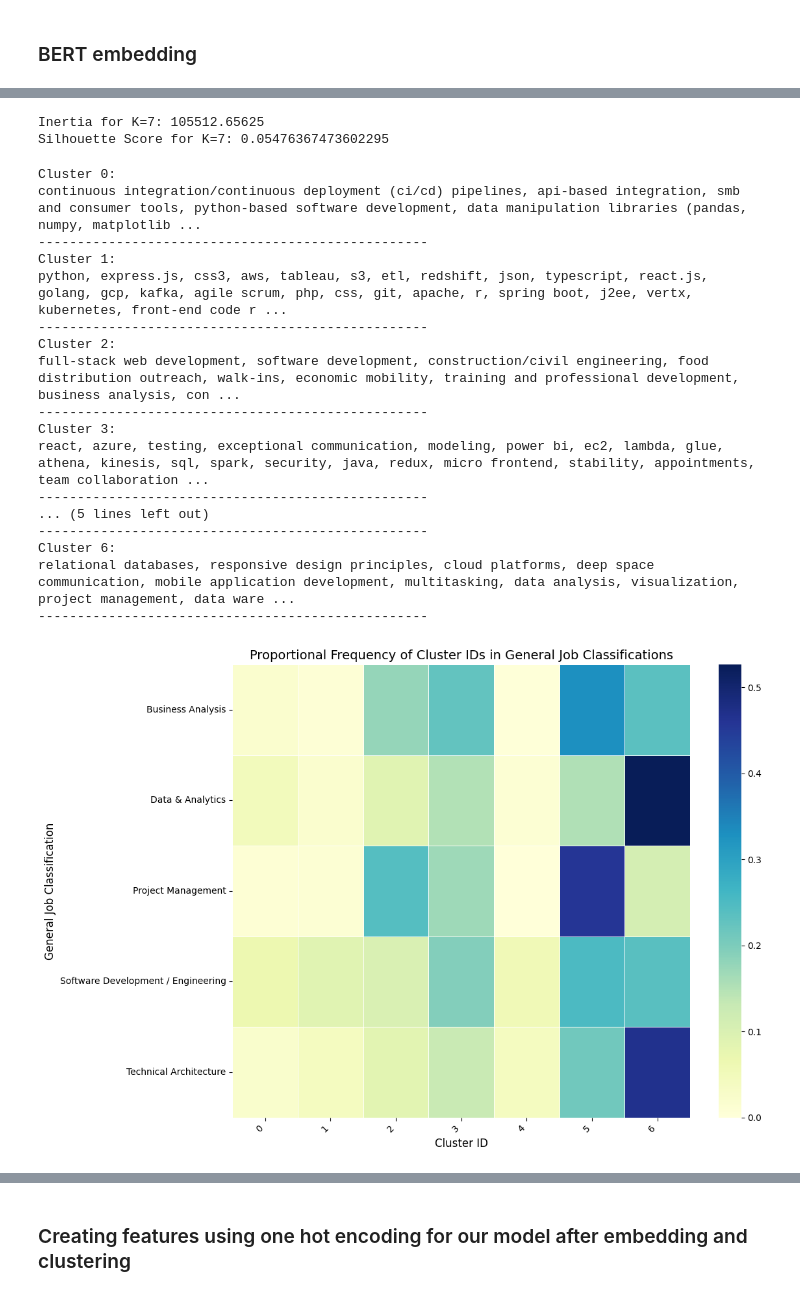
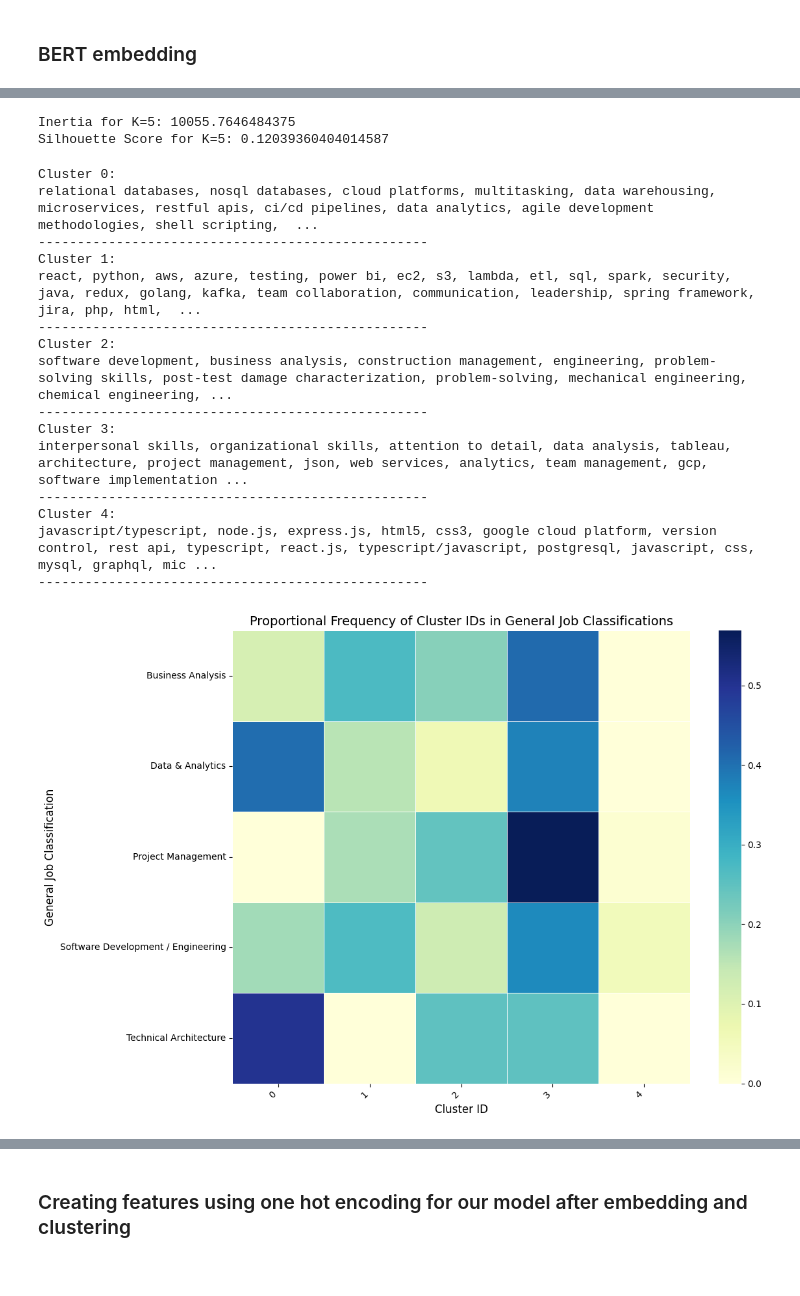
Before and after one commit to juliabarsow/NLP_Job_Postings, a Jupyter notebook: skill_extraction_clustering.ipynb, the cells around one changed output, grey strips where cells are left out. Saved outputs shown, nothing was run; the diff lists cells and outputs as text; code cells hidden in the pictures.

```diff
--- a/skill_extraction_clustering.ipynb
+++ b/skill_extraction_clustering.ipynb
@@ -295,3 +231,3 @@ def append_skills_requirements(df: pd.DataFrame) -> pd.DataFrame:
 # %%
-df_skills = append_skills_requirements(df)
+df_skills = utils.append_skills_requirements(df)
 # %% [output]
@@ -330,11 +266,11 @@ In terminal/command line - Install and load the SpaCy model: python -m spacy dow
 unique_skills_series = df_skills['skills'].explode().str.lower().dropna().drop_duplicates()
 unique_skills_list = unique_skills_series.tolist()
 
-# # Filter out very rare, noisy skills
-# # Only keep skills that appear in at least 3 job postings
-# skill_counts = df_skills['skills'].explode().str.lower().value_counts()
-# frequent_skills = skill_counts[skill_counts >= 3].index.tolist()
-# unique_skills_list = [skill for skill in unique_skills_list if skill in frequent_skills] # TODO: bierz pod uwage wszystkie skille
+# Filter out very rare, noisy skills
+# Only keep skills that appear in at least 3 job postings
+skill_counts = df_skills['skills'].explode().str.lower().value_counts()
+frequent_skills = skill_counts[skill_counts >= 3].index.tolist()
+unique_skills_list = [skill for skill in unique_skills_list if skill in frequent_skills] # TODO: bierz pod uwage wszystkie skille
 
 print(f"Number of skills to cluster: {len(unique_skills_list)}")
 # %% [output]
@@ -1027,37 +960,35 @@ plot_silhouette_scores(X_bert)
 # %%
 # Perform clustering and get results
-cluster_labels_bert, inertia_value, sc_score, skill_to_cluster_id_bert = perform_kmeans_clustering(X_bert, unique_skills_list, K=7)
+cluster_labels_bert, inertia_value, sc_score, skill_to_cluster_id_bert = utils.perform_kmeans_clustering(X_bert, unique_skills_list, K=5)
 # %% [output]
-Inertia for K=7: 105512.65625
-Silhouette Score for K=7: 0.05476367473602295
+Inertia for K=5: 10055.7646484375
+Silhouette Score for K=5: 0.12039360404014587
 # %%
-print_clusters_and_skills(skill_to_cluster_id_bert, K=7)
+utils.print_clusters_and_skills(skill_to_cluster_id_bert, K=5)
 # %% [output]
 Cluster 0:
-continuous integration/continuous deployment (ci/cd) pipelines, api-based integration, smb and consumer tools, python-based software development, data manipulation libraries (pandas, numpy, matplotlib ...
+relational databases, nosql databases, cloud platforms, multitasking, data warehousing, microservices, restful apis, ci/cd pipelines, data analytics, agile development methodologies, shell scripting,  ...
 --------------------------------------------------
 Cluster 1:
-python, express.js, css3, aws, tableau, s3, etl, redshift, json, typescript, react.js, golang, gcp, kafka, agile scrum, php, css, git, apache, r, spring boot, j2ee, vertx, kubernetes, front-end code r ...
+react, python, aws, azure, testing, power bi, ec2, s3, lambda, etl, sql, spark, security, java, redux, golang, kafka, team collaboration, communication, leadership, spring framework, jira, php, html,  ...
 --------------------------------------------------
 Cluster 2:
-full-stack web development, software development, construction/civil engineering, food distribution outreach, walk-ins, economic mobility, training and professional development, business analysis, con ...
+software development, business analysis, construction management, engineering, problem-solving skills, post-test damage characterization, problem-solving, mechanical engineering, chemical engineering, ...
 --------------------------------------------------
 Cluster 3:
-react, azure, testing, exceptional communication, modeling, power bi, ec2, lambda, glue, athena, kinesis, sql, spark, security, java, redux, micro frontend, stability, appointments, team collaboration ...
+interpersonal skills, organizational skills, attention to detail, data analysis, tableau, architecture, project management, json, web services, analytics, team management, gcp, software implementation ...
 --------------------------------------------------
-... (5 lines left out)
+Cluster 4:
+javascript/typescript, node.js, express.js, html5, css3, google cloud platform, version control, rest api, typescript, react.js, typescript/javascript, postgresql, javascript, css, mysql, graphql, mic ...
 --------------------------------------------------
-Cluster 6:
-relational databases, responsive design principles, cloud platforms, deep space communication, mobile application development, multitasking, data analysis, visualization, project management, data ware ...
---------------------------------------------------
 # %%
 df_clustered_bert = df_skills.copy()
 # df_clustered_bert['skill_cluster_ids'] = df_clustered_bert['skills'].apply(map_skills_to_clusters)
 df_clustered_bert['skill_cluster_ids'] = df_clustered_bert['skills'].apply(
-    lambda skills_list: map_skills_to_clusters(skills_list, skill_to_cluster_id_bert)
+    lambda skills_list: utils.map_skills_to_clusters(skills_list, skill_to_cluster_id_bert)
 )
 # %%
-plot_cluster_heatmap(df_clustered_bert)
+utils.plot_cluster_heatmap(df_clustered_bert)
 # %% [output]
-[figure, old version]
+[figure, new version]
 # %%
```
Also changed, not shown: parts of 82 cells of this notebook, 1 other file.
